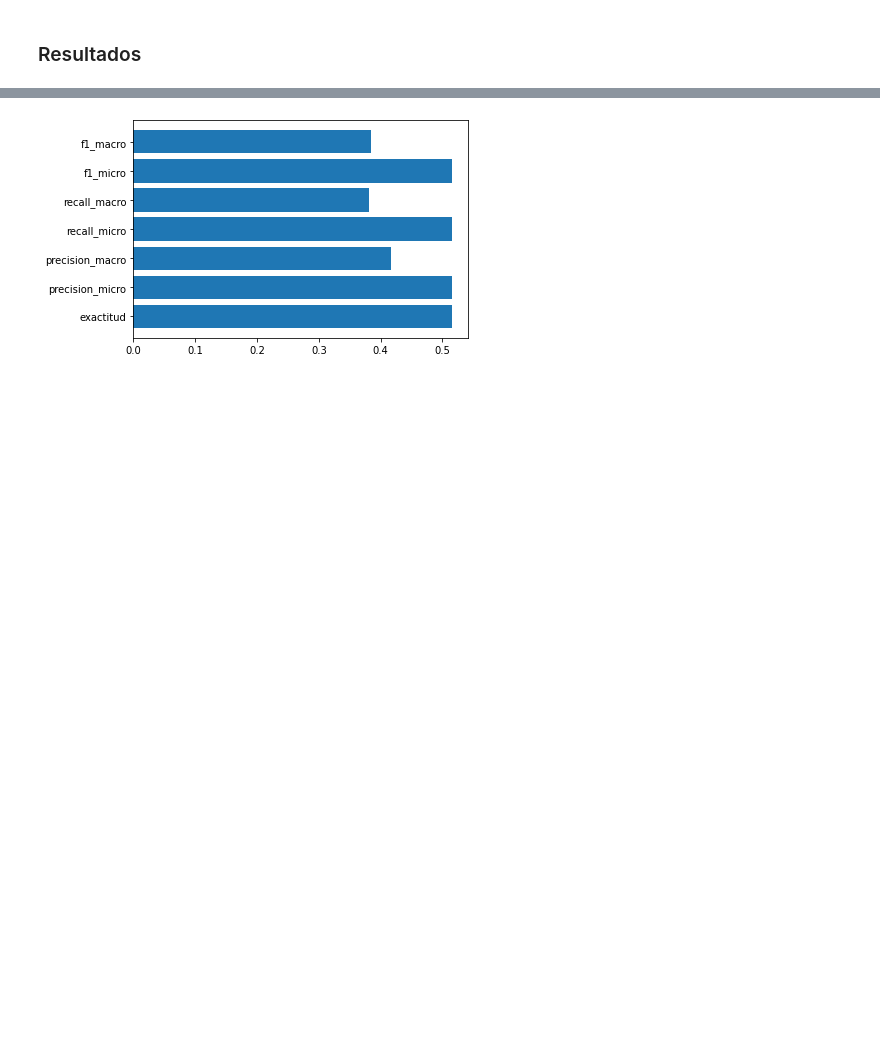
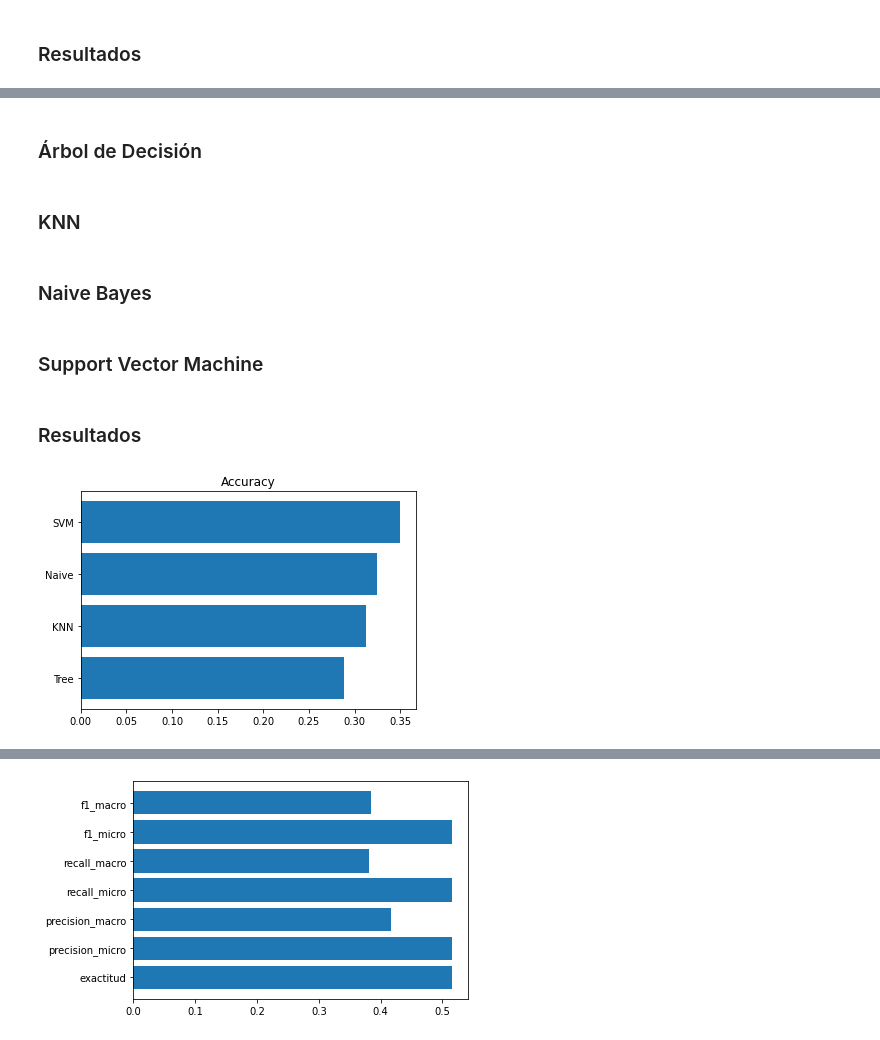
Before and after one commit to G-Urrea/Google-Play-Store-Mining, a Jupyter notebook: ExperimentoPregunta3.ipynb, the cells around one changed output, grey strips where cells are left out. Drawn from its saved outputs; the diff is of its cells as text; code cells hidden in the pictures; blank space fills up the shorter version.

```diff
--- a/ExperimentoPregunta3.ipynb
+++ b/ExperimentoPregunta3.ipynb
@@ -405,0 +500,13 @@ plt.show()
+# %%
+def crossVal2(X, y, model, k, re, m):
+    re[0][m] = mean(cross_val_score(model, X, y, cv=k, scoring="accuracy"))
+    re[1][m] = mean(cross_val_score(model, X, y, cv=k, scoring=precision0micro))
+    re[2][m] = mean(cross_val_score(model, X, y, cv=k, scoring=precision0macro))
+    re[3][m] = mean(cross_val_score(model, X, y, cv=k, scoring="recall_micro"))
+    re[4][m] = mean(cross_val_score(model, X, y, cv=k, scoring="recall_macro"))
+    re[5][m] = mean(cross_val_score(model, X, y, cv=k, scoring="f1_micro"))
+    re[6][m] = mean(cross_val_score(model, X, y, cv=k, scoring="f1_macro"))
+
+paid_result = np.zeros([7,4])
+# %% [markdown]
+### Árbol de Decisión
@@ -405,0 +515,2 @@ plt.show()
+# %% [markdown]
+### KNN
@@ -405,0 +519,2 @@ plt.show()
+# %% [markdown]
+### Naive Bayes
@@ -405,0 +523,2 @@ plt.show()
+# %% [markdown]
+### Support Vector Machine
@@ -405,0 +527,8 @@ plt.show()
+# %% [markdown]
+### Resultados
+# %%
+plt.barh(models, paid_result[0])
+plt.title("Accuracy")
+plt.show()
+# %% [output]
+[figure, added]
```
Also changed, not shown: parts of 47 cells of this notebook.
